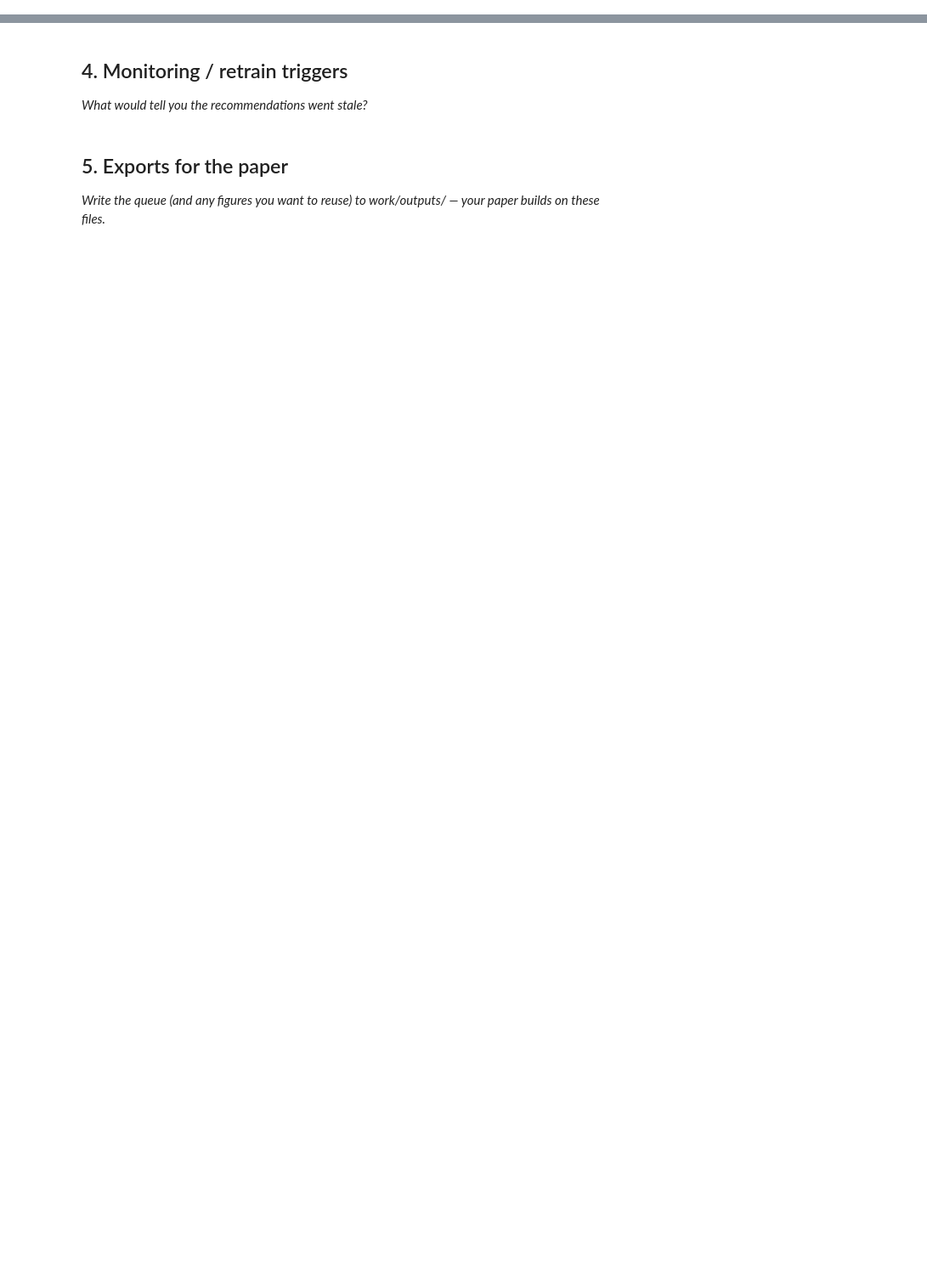
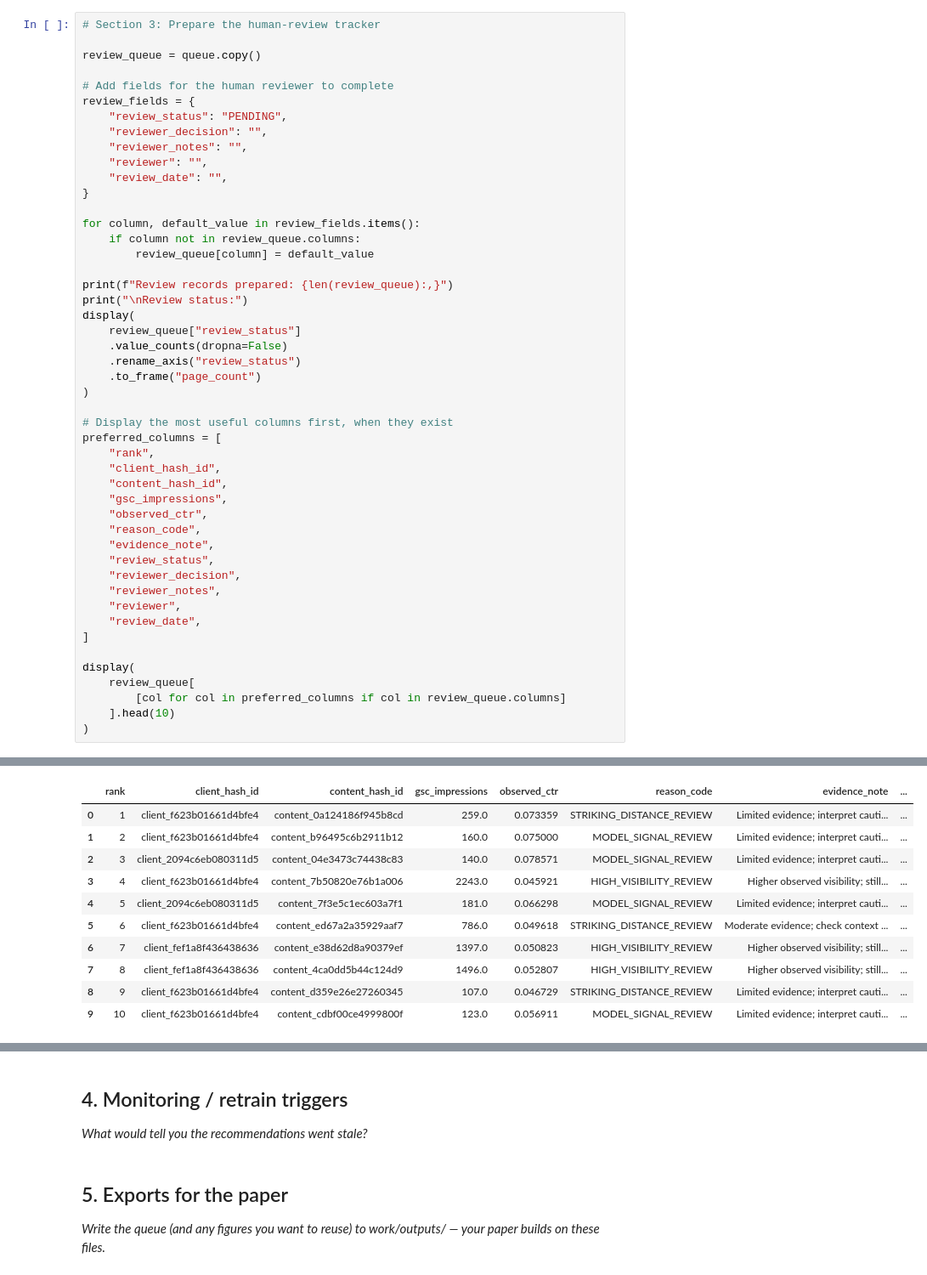
Before and after one commit to AliAlmasri7/FlyRank-ML, a Jupyter notebook: work/notebooks/w07_action_playbook.ipynb, the cells around one changed output, grey strips where cells are left out. Shown at 85% size. Saved outputs shown, nothing was run; the diff lists cells and outputs as text; blank space fills up the shorter version.

Commit message:
3 section of action playbook done

```diff
--- a/work/notebooks/w07_action_playbook.ipynb
+++ b/work/notebooks/w07_action_playbook.ipynb
@@ -20,0 +622,49 @@ This skeleton is yours to fill. Work the sections **in order** — each one has
+# %%
+# Section 3: Prepare the human-review tracker
+
+review_queue = queue.copy()
+
+# Add fields for the human reviewer to complete
+review_fields = {
+    "review_status": "PENDING",
+    "reviewer_decision": "",
+    "reviewer_notes": "",
+    "reviewer": "",
+    "review_date": "",
+}
+
+for column, default_value in review_fields.items():
+    if column not in review_queue.columns:
+        review_queue[column] = default_value
+
+print(f"Review records prepared: {len(review_queue):,}")
+print("\nReview status:")
+display(
+    review_queue["review_status"]
+    .value_counts(dropna=False)
+    .rename_axis("review_status")
+    .to_frame("page_count")
+)
+
+# Display the most useful columns first, when they exist
+preferred_columns = [
+    "rank",
+    "client_hash_id",
+    "content_hash_id",
+    "gsc_impressions",
+    "observed_ctr",
+    "reason_code",
+    "evidence_note",
+    "review_status",
+    "reviewer_decision",
+    "reviewer_notes",
+    "reviewer",
+    "review_date",
+]
+
+display(
+    review_queue[
+        [col for col in preferred_columns if col in review_queue.columns]
+    ].head(10)
+)
+# %% [output]
@@ -20,0 +677,11 @@ This skeleton is yours to fill. Work the sections **in order** — each one has
+|  | rank | client_hash_id | content_hash_id | gsc_impressions | observed_ctr | reason_code | evidence_note | ... |
+| 0 | 1 | client_f623b01661d4bfe4 | content_0a124186f945b8cd | 259.0 | 0.073359 | STRIKING_DISTANCE_REVIEW | Limited evidence; interpret cauti... | ... |
+| 1 | 2 | client_f623b01661d4bfe4 | content_b96495c6b2911b12 | 160.0 | 0.075000 | MODEL_SIGNAL_REVIEW | Limited evidence; interpret cauti... | ... |
+| 2 | 3 | client_2094c6eb080311d5 | content_04e3473c74438c83 | 140.0 | 0.078571 | MODEL_SIGNAL_REVIEW | Limited evidence; interpret cauti... | ... |
+| 3 | 4 | client_f623b01661d4bfe4 | content_7b50820e76b1a006 | 2243.0 | 0.045921 | HIGH_VISIBILITY_REVIEW | Higher observed visibility; still... | ... |
+| 4 | 5 | client_2094c6eb080311d5 | content_7f3e5c1ec603a7f1 | 181.0 | 0.066298 | MODEL_SIGNAL_REVIEW | Limited evidence; interpret cauti... | ... |
+| 5 | 6 | client_f623b01661d4bfe4 | content_ed67a2a35929aaf7 | 786.0 | 0.049618 | STRIKING_DISTANCE_REVIEW | Moderate evidence; check context ... | ... |
+| 6 | 7 | client_fef1a8f436438636 | content_e38d62d8a90379ef | 1397.0 | 0.050823 | HIGH_VISIBILITY_REVIEW | Higher observed visibility; still... | ... |
+| 7 | 8 | client_fef1a8f436438636 | content_4ca0dd5b44c124d9 | 1496.0 | 0.052807 | HIGH_VISIBILITY_REVIEW | Higher observed visibility; still... | ... |
+| 8 | 9 | client_f623b01661d4bfe4 | content_d359e26e27260345 | 107.0 | 0.046729 | STRIKING_DISTANCE_REVIEW | Limited evidence; interpret cauti... | ... |
+| 9 | 10 | client_f623b01661d4bfe4 | content_cdbf00ce4999800f | 123.0 | 0.056911 | MODEL_SIGNAL_REVIEW | Limited evidence; interpret cauti... | ... |
```
Also changed, not shown: parts of 11 cells of this notebook, 1 other file.
